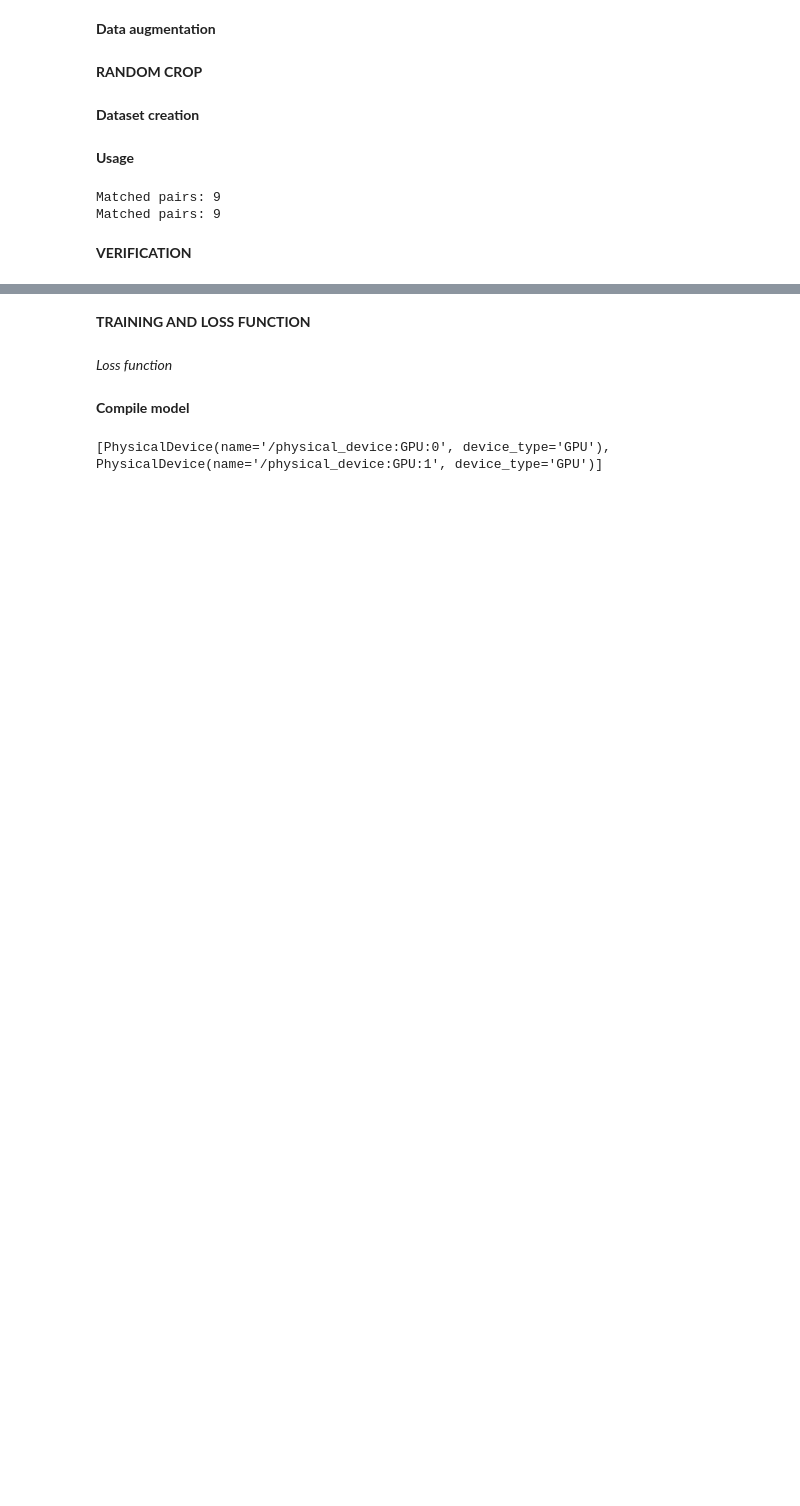
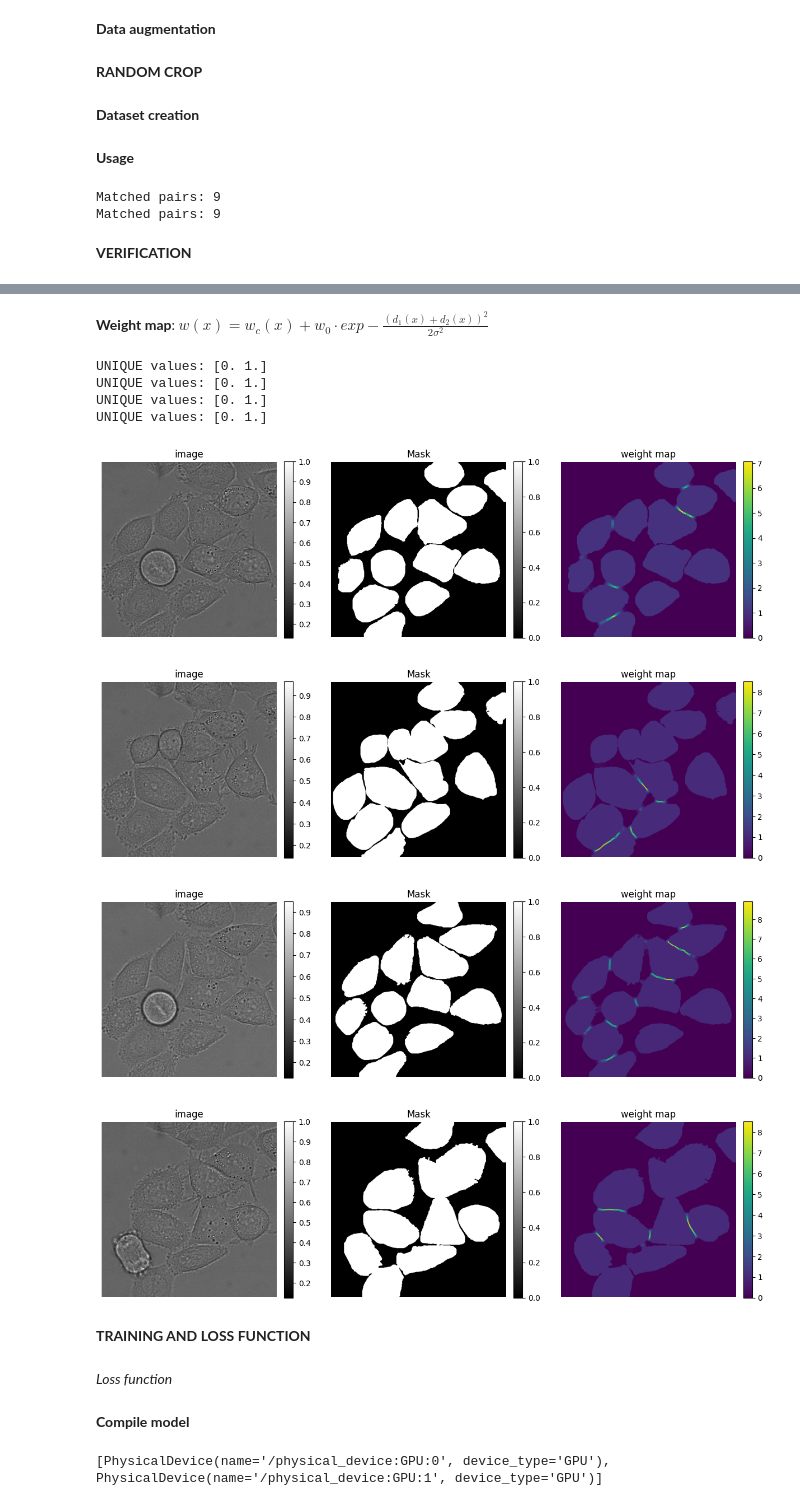
Before and after one commit to lniango/Segmentation_tracking, a Jupyter notebook: segmentation.ipynb, the cells around one changed output, grey strips where cells are left out. Saved outputs shown, nothing was run; the diff lists cells and outputs as text; code cells hidden in the pictures; blank space fills up the shorter version.

```diff
--- a/segmentation.ipynb
+++ b/segmentation.ipynb
@@ -329,0 +344,3 @@ show_sample(train_dataset)
+# %% [markdown]
+**Weight map**: $w(x) = w_{c}(x) + w_{0}·exp−\frac{
+(d_{1}(x) + d_{2}(x))^2}{2σ^2}$
@@ -330,3 +433,54 @@ show_sample(train_dataset)
+# %%
+#Sources: https://github.com/Miltos-90/UNet_Biomedical_Image_Segmentation/blob/main/Unet_main.ipynb
+# Parameters used by the authors
+w0    = 10
+sigma = 5
+#print(f"SHAPE: {train_mask[0]}")
+#sample_img, sample_mask = load_sample(train_img[0], train_mask[0])
+#print(f"SHAPE sample img: {sample_img.shape} SHAPE MASK: {sample_mask.shape}")
+for i in np.random.randint(0, len(train_img), 4): # Randomly draw 3 images
+
+    img, mask = load_sample(train_img[i], train_mask[i])
+    #img = img.numpy().astype(np.uint8)
+    #mask = mask.numpy().astype(np.uint8)
+    # Grab image and label map
+    #print(f"TRAIN mask: {}")
+    mask = mask[:, :, 0]
+    img  = img[:, :, 0]
+
+    print(f"UNIQUE values: {np.unique(mask)}")
+
+    #print(f"DTYPE MASK: {mask.dtype} and DTYPE IMG: {img.dtype}")
+
+    # Compute weight map
+    w = weight_map(mask = mask, w0 = w0, sigma = sigma)
+
+    # Plot results
+    fig, ax = plt.subplots(nrows = 1, ncols = 3, figsize = (15, 15));
+
+    im = ax[0].imshow(img, 'gray')
+    plt.colorbar(im, ax = ax[0], fraction = 0.046, pad = 0.04)
+    ax[0].axis('off')
+    ax[0].set_title('image')
+
+    im = ax[1].imshow(mask, 'gray')
+    plt.colorbar(im, ax = ax[1], fraction = 0.046, pad = 0.04)
+    ax[1].axis('off')
+    ax[1].set_title('Mask')
+
+    im = ax[2].imshow(w)
+    plt.colorbar(im, ax = ax[2], fraction = 0.046, pad = 0.04)
+    ax[2].axis('off');
+    ax[2].set_title('weight map');
+# %% [output]
+UNIQUE values: [0. 1.]
+UNIQUE values: [0. 1.]
+UNIQUE values: [0. 1.]
+UNIQUE values: [0. 1.]
+[figure, added]
+[figure, added]
+[figure, added]
+[figure, added]
 # %% [markdown]
 **TRAINING AND LOSS FUNCTION**
 # %% [markdown]
```
Also changed, not shown: parts of 9 cells of this notebook, 1 other file.
